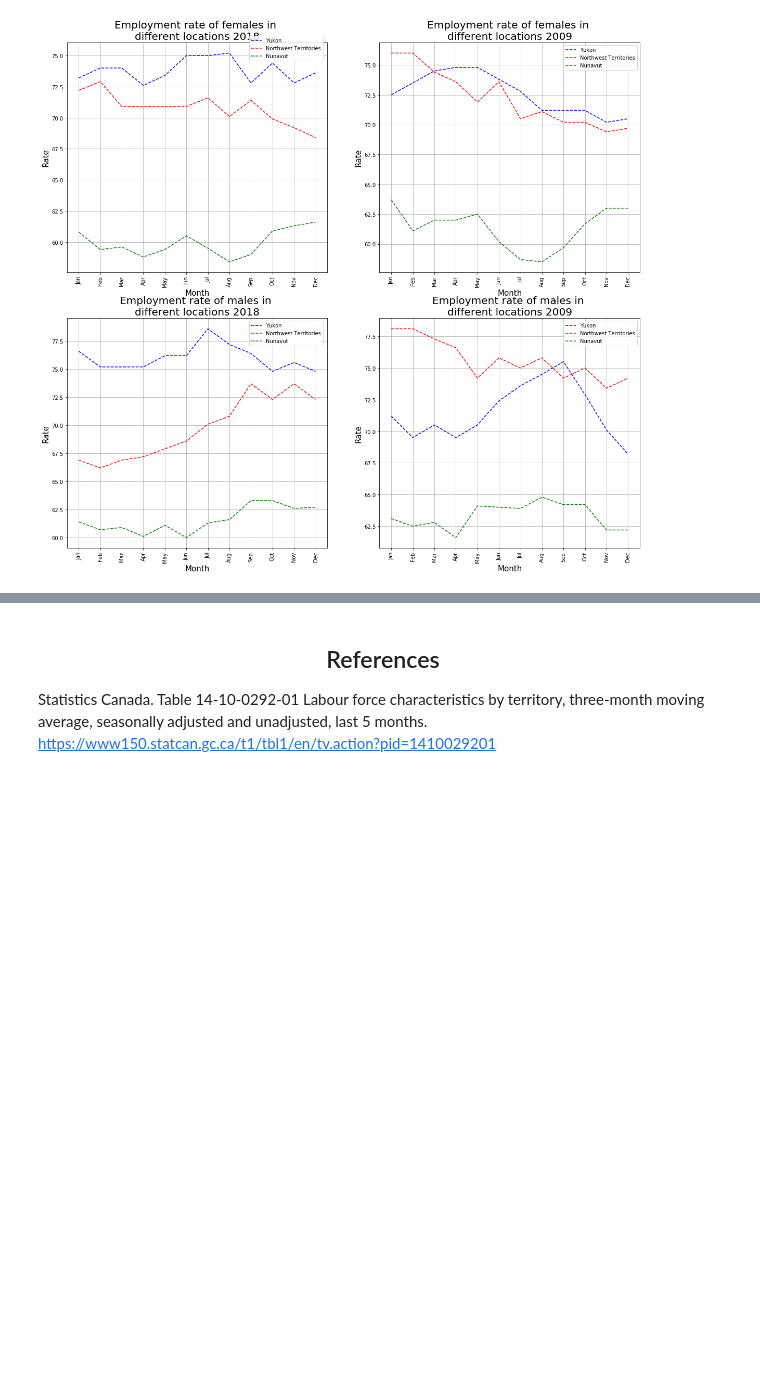
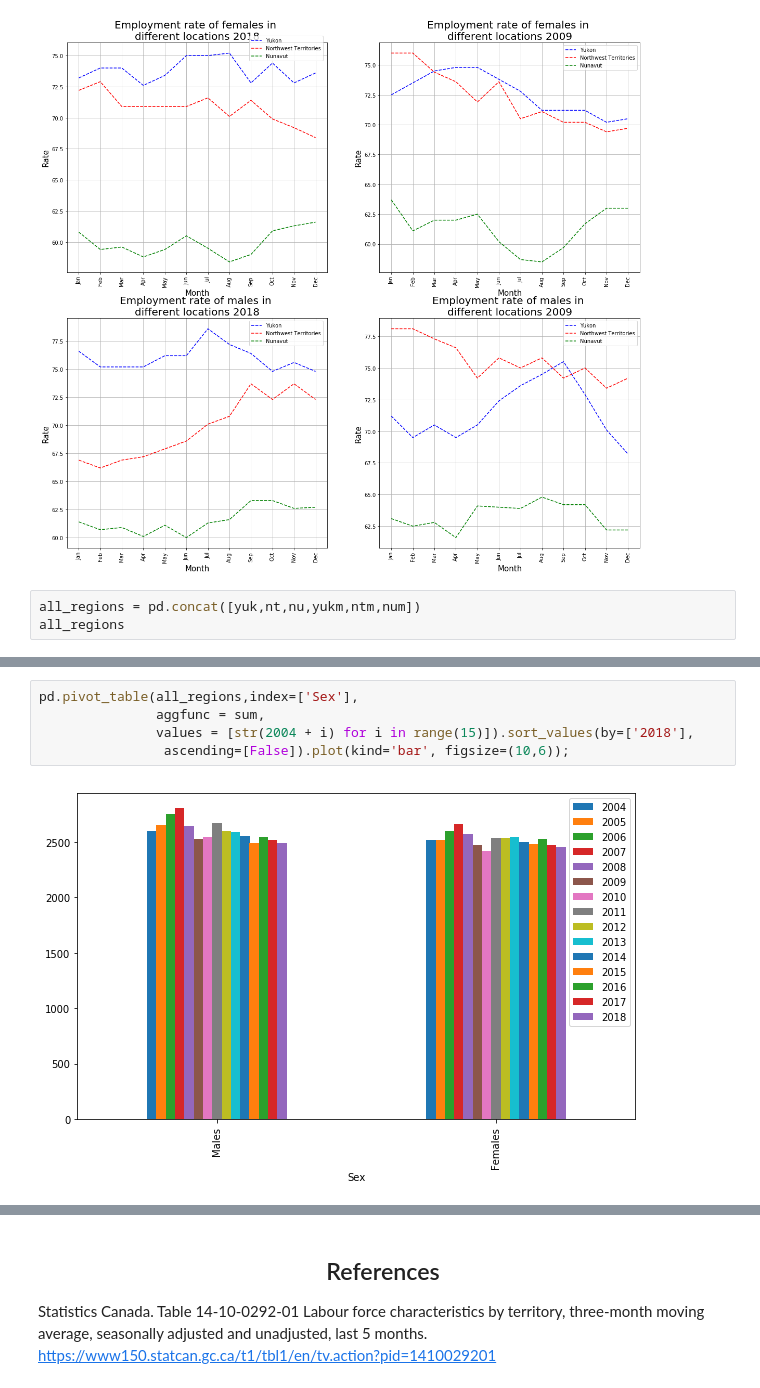
Before and after one commit to callysto/notebook-templates, a Jupyter notebook: Python_Packages_Investigations/STATS_CAN_API/Demo_Package/Stats_Can_Visualizing.ipynb, the cells around one changed output, grey strips where cells are left out. Drawn from its saved outputs; the diff is of its cells as text; blank space fills up the shorter version.

Commit message:
Add plots by region and gender (sum of all values)

```diff
--- a/Python_Packages_Investigations/STATS_CAN_API/Demo_Package/Stats_Can_Visualizing.ipynb
+++ b/Python_Packages_Investigations/STATS_CAN_API/Demo_Package/Stats_Can_Visualizing.ipynb
@@ -423,3 +412,6 @@ plt.subplots_adjust(bottom=0.0001, right=1, top=0.9,left=0.1)
 plt.show()
 # %% [output]
 [figure]
+# %%
+all_regions = pd.concat([yuk,nt,nu,yukm,ntm,num])
+all_regions
@@ -425,0 +438,7 @@ plt.show()
+# %%
+pd.pivot_table(all_regions,index=['Sex'],
+               aggfunc = sum,
+               values = [str(2004 + i) for i in range(15)]).sort_values(by=['2018'],
+                ascending=[False]).plot(kind='bar', figsize=(10,6));
+# %% [output]
+[figure, added]
```
Also changed, not shown: parts of 6 cells of this notebook.
